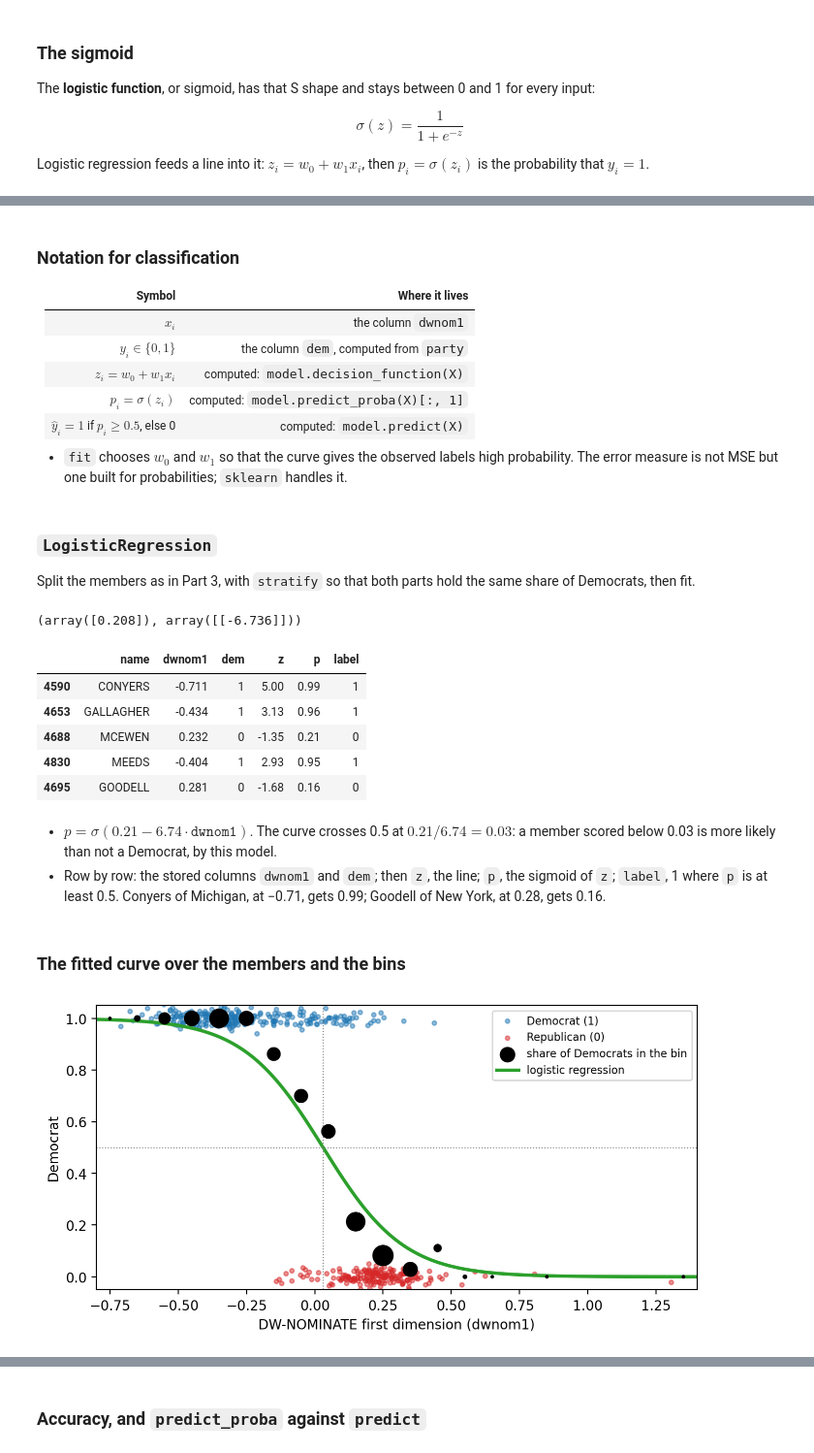
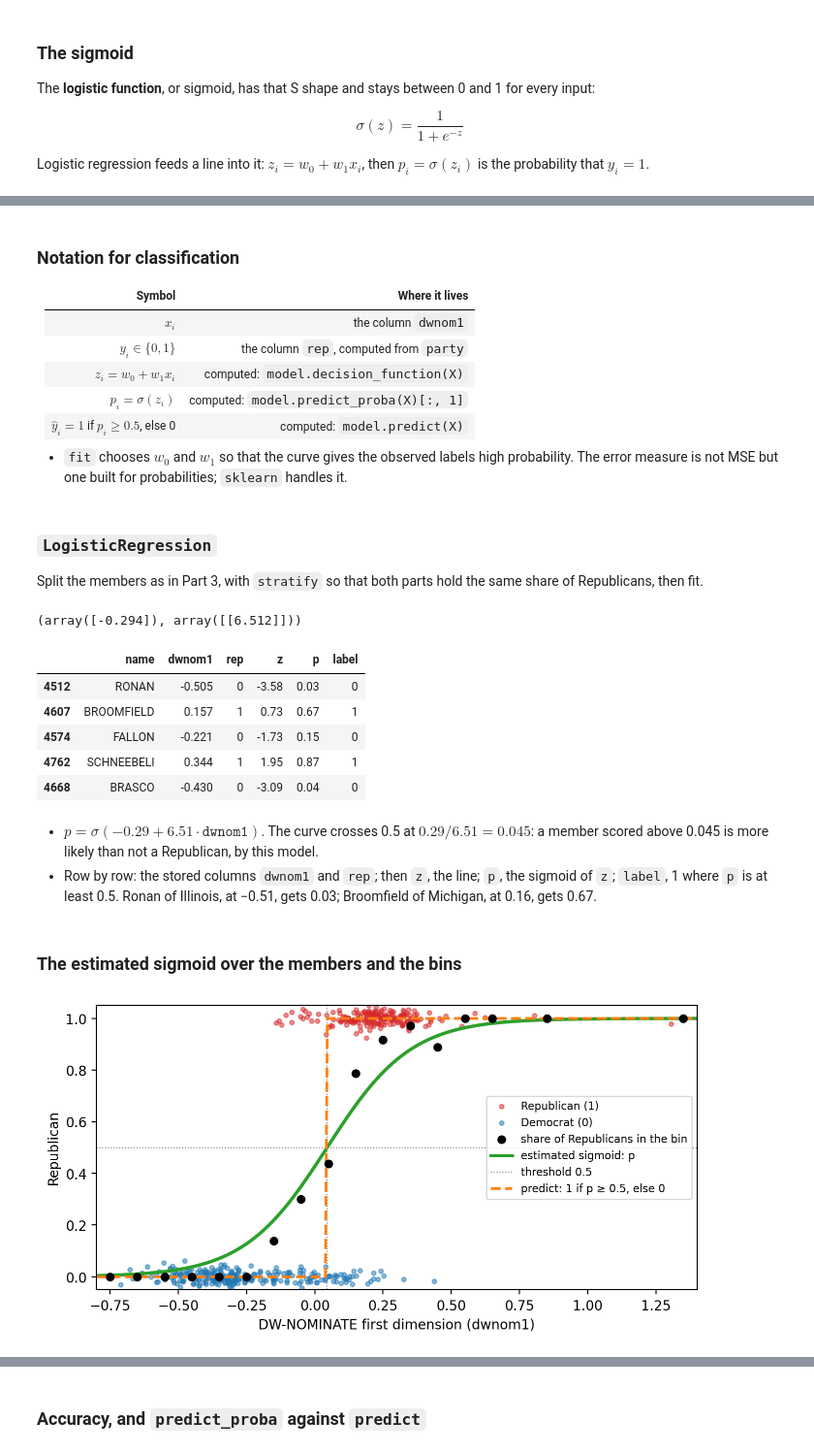
Before and after one commit to KengChiChang/QSS20_FA26, a Jupyter notebook: lectures/lec13/lec13_supervised.ipynb, the cells around one changed output, grey strips where cells are left out. Shown at 97% size. Saved outputs shown, nothing was run; the diff lists cells and outputs as text; code cells hidden in the pictures.

```diff
--- a/lectures/lec13/lec13_supervised.ipynb
+++ b/lectures/lec13/lec13_supervised.ipynb
@@ -818,8 +881,8 @@ congress = pd.read_csv(RAW / 'congress.csv')
 house = congress[(congress['congress'] == 90)
                  & congress['party'].isin(['Democrat', 'Republican'])]
 house = house.copy()
-house['dem'] = (house['party'] == 'Democrat').astype(int)
+house['rep'] = (house['party'] == 'Republican').astype(int)
 print(len(house), 'members')
-house['dem'].value_counts()
+house['rep'].value_counts()
 # %% [output]
 438 members
@@ -841,15 +905,15 @@ jittered a little so that 438 of them do not pile up.
 jitter = np.random.default_rng(0).normal(0, 0.02, len(house))
 
 def outcome_plot(ax):
-    dem = house['dem'] == 1
-    ax.scatter(house.loc[dem, 'dwnom1'], house.loc[dem, 'dem']
-               + jitter[dem.values], s=10, alpha=0.5, color='C0',
-               label='Democrat (1)')
-    ax.scatter(house.loc[~dem, 'dwnom1'], house.loc[~dem, 'dem']
-               + jitter[~dem.values], s=10, alpha=0.5, color='C3',
-               label='Republican (0)')
+    rep = house['rep'] == 1
+    ax.scatter(house.loc[rep, 'dwnom1'], house.loc[rep, 'rep']
+               + jitter[rep.values], s=10, alpha=0.5, color='C3',
+               label='Republican (1)')
+    ax.scatter(house.loc[~rep, 'dwnom1'], house.loc[~rep, 'rep']
+               + jitter[~rep.values], s=10, alpha=0.5, color='C0',
+               label='Democrat (0)')
     ax.set(xlabel='DW-NOMINATE first dimension (dwnom1)',
-           ylabel='Democrat', xlim=(-0.8, 1.4), ylim=(-0.25, 1.25))
+           ylabel='Republican', xlim=(-0.8, 1.4), ylim=(-0.25, 1.25))
 
 fig, ax = plt.subplots(figsize=(6, 3.4))
 outcome_plot(ax)
@@ -869,7 +933,7 @@ plt.show()
 Fit `LinearRegression` to the 0/1 label and draw it.
 # %%
 X = house[['dwnom1']]
-y = house['dem']
+y = house['rep']
 straight = LinearRegression().fit(X, y)
 grid = np.linspace(-0.8, 1.4, 300)
 line_out = straight.predict(pd.DataFrame({'dwnom1': grid}))
@@ -901,7 +965,7 @@ who are Democrats is the probability we are after, with no model at all.
 # %%
 edges = np.arange(-0.8, 1.41, 0.1)
 bins = pd.cut(house['dwnom1'], edges)
-by_bin = house.groupby(bins, observed=True)['dem']
+by_bin = house.groupby(bins, observed=True)['rep']
 shares = by_bin.agg(['mean', 'size'])
 shares.round(2).T
 # %% [output]
@@ -963,7 +1027,7 @@ plt.show()
 | Symbol | Where it lives |
 |---|---|
 | $x_i$ | the column `dwnom1` |
-| $y_i \in \{0, 1\}$ | the column `dem`, computed from `party` |
+| $y_i \in \{0, 1\}$ | the column `rep`, computed from `party` |
 | $z_i = w_0 + w_1 x_i$ | computed: `model.decision_function(X)` |
 | $p_i = \sigma(z_i)$ | computed: `model.predict_proba(X)[:, 1]` |
 | $\hat y_i = 1$ if $p_i \ge 0.5$, else 0 | computed: `model.predict(X)` |
@@ -975,7 +1039,7 @@ plt.show()
 ### `LogisticRegression`
 
 Split the members as in Part 3, with `stratify` so that both parts hold
-the same share of Democrats, then fit.
+the same share of Republicans, then fit.
 # %%
 X_train, X_test, y_train, y_test = train_test_split(
     X, y, test_size=0.25, random_state=42, stratify=y)
@@ -983,46 +1047,49 @@ logit = LogisticRegression()
 logit.fit(X_train, y_train)
 logit.intercept_.round(3), logit.coef_.round(3)
 # %% [output]
-(array([0.208]), array([[-6.736]]))
+(array([-0.294]), array([[6.512]]))
 # %%
 shown = X_train.head().copy()
-shown['dem'] = y_train.head()
+shown['rep'] = y_train.head()
 shown['z'] = logit.decision_function(X_train.head()).round(2)
 shown['p'] = logit.predict_proba(X_train.head())[:, 1].round(2)
 shown['label'] = logit.predict(X_train.head())
 shown.insert(0, 'name', house.loc[shown.index, 'name'])
 shown
 # %% [output]
-|  | name | dwnom1 | dem | z | p | label |
-| 4590 | CONYERS | -0.711 | 1 | 5.00 | 0.99 | 1 |
-| 4653 | GALLAGHER | -0.434 | 1 | 3.13 | 0.96 | 1 |
-| 4688 | MCEWEN | 0.232 | 0 | -1.35 | 0.21 | 0 |
-| 4830 | MEEDS | -0.404 | 1 | 2.93 | 0.95 | 1 |
-| 4695 | GOODELL | 0.281 | 0 | -1.68 | 0.16 | 0 |
+|  | name | dwnom1 | rep | z | p | label |
+| 4512 | RONAN | -0.505 | 0 | -3.58 | 0.03 | 0 |
+| 4607 | BROOMFIELD | 0.157 | 1 | 0.73 | 0.67 | 1 |
+| 4574 | FALLON | -0.221 | 0 | -1.73 | 0.15 | 0 |
+| 4762 | SCHNEEBELI | 0.344 | 1 | 1.95 | 0.87 | 1 |
+| 4668 | BRASCO | -0.430 | 0 | -3.09 | 0.04 | 0 |
 # %% [markdown]
-- $p = \sigma(0.21 - 6.74 \cdot \texttt{dwnom1})$. The curve crosses 0.5
-  at $0.21 / 6.74 = 0.03$: a member scored below 0.03 is more likely than
-  not a Democrat, by this model.
-- Row by row: the stored columns `dwnom1` and `dem`; then `z`, the line;
-  `p`, the sigmoid of `z`; `label`, 1 where `p` is at least 0.5. Conyers
-  of Michigan, at −0.71, gets 0.99; Goodell of New York, at 0.28, gets
-  0.16.
+- $p = \sigma(-0.29 + 6.51 \cdot \texttt{dwnom1})$. The curve crosses 0.5
+  at $0.29 / 6.51 = 0.045$: a member scored above 0.045 is more likely
+  than not a Republican, by this model.
+- Row by row: the stored columns `dwnom1` and `rep`; then `z`, the line;
+  `p`, the sigmoid of `z`; `label`, 1 where `p` is at least 0.5. Ronan
+  of Illinois, at −0.51, gets 0.03; Broomfield of Michigan, at
+  0.16, gets 0.67.
 # %% [markdown]
-### The fitted curve over the members and the bins
+### The estimated sigmoid over the members and the bins
 # %%
 curve = logit.predict_proba(pd.DataFrame({'dwnom1': grid}))[:, 1]
 crossing = -logit.intercept_[0] / logit.coef_[0, 0]
+label_line = (curve >= 0.5).astype(int)
 
 fig, ax = plt.subplots(figsize=(8, 3.8))
 outcome_plot(ax)
-ax.scatter(mids, shares['mean'], s=shares['size'] * 3, color='black',
-           zorder=3, label='share of Democrats in the bin')
-ax.plot(grid, curve, color='C2', lw=2.5, label='logistic regression')
-ax.axhline(0.5, color='grey', lw=0.8, ls=':')
+ax.scatter(mids, shares['mean'], s=30, color='black', zorder=3,
+           label='share of Republicans in the bin')
+ax.plot(grid, curve, color='C2', lw=2.5, label='estimated sigmoid: p')
+ax.axhline(0.5, color='grey', lw=0.8, ls=':', label='threshold 0.5')
 ax.axvline(crossing, color='grey', lw=0.8, ls=':')
+ax.plot(grid, label_line, color='C1', lw=2, ls='--',
+        label='predict: 1 if p ≥ 0.5, else 0')
 ax.set(ylim=(-0.05, 1.05))
-ax.legend(fontsize=8, loc='upper right')
+ax.legend(fontsize=8, loc='center right')
 plt.show()
 # %% [output]
-[figure, old version]
+[figure, new version]
 # %% [markdown]
```
Also changed, not shown: parts of 94 cells of this notebook.
